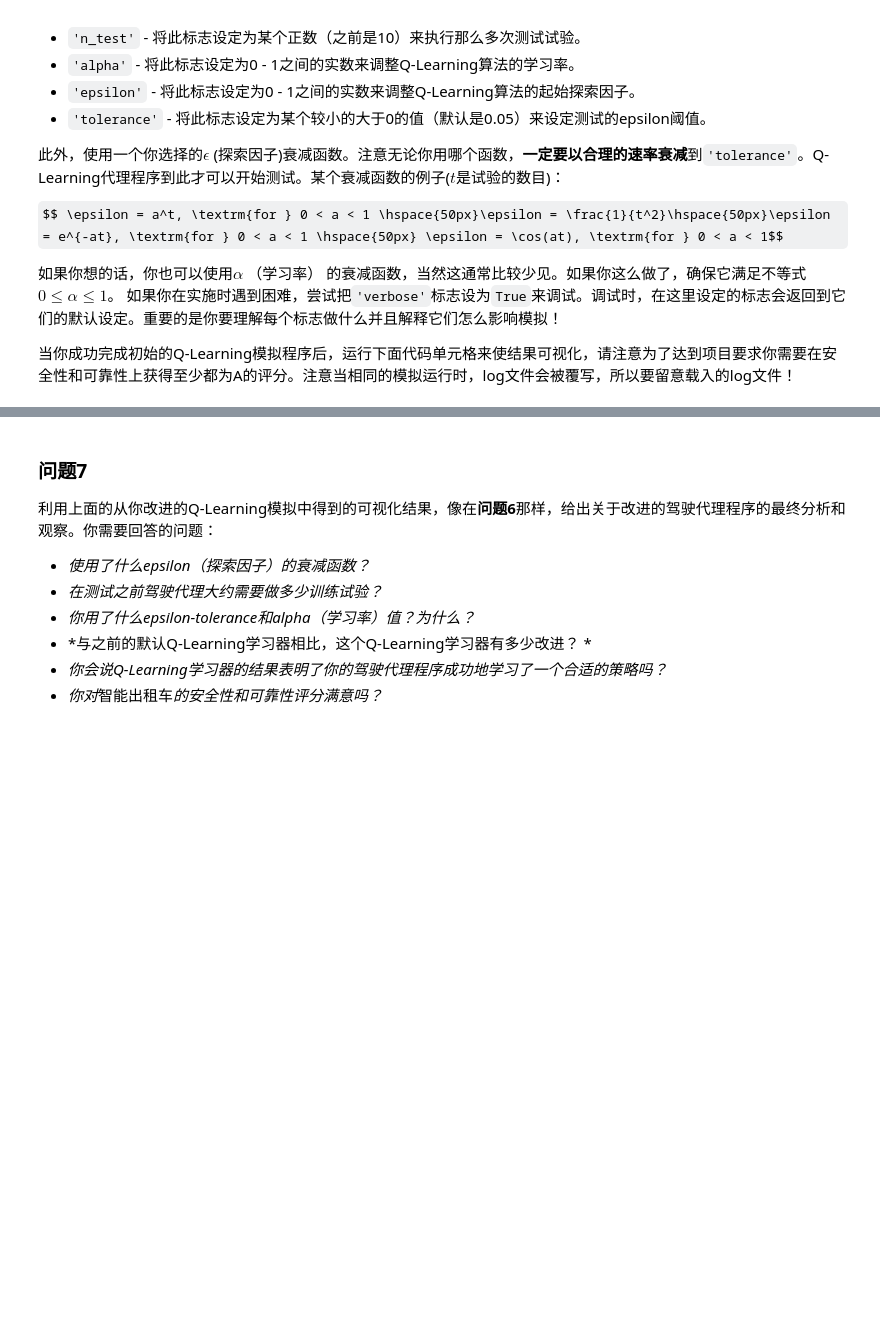
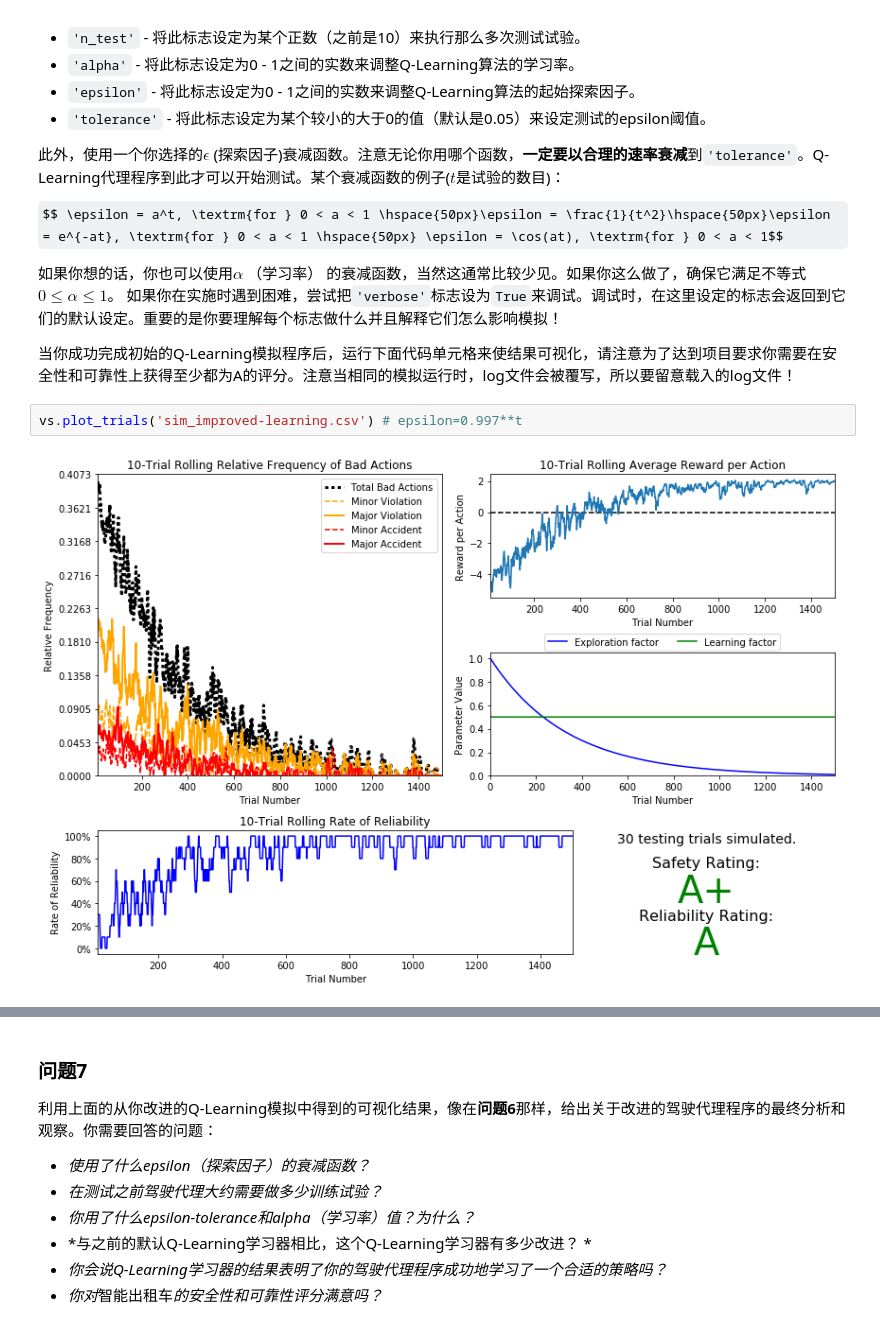
Before and after one commit to Lotus-LuoTong/smartcab, a Jupyter notebook: smartcab.ipynb, the cells around one changed output, grey strips where cells are left out. Cells and saved outputs as stored; diff of their text form; some formulas as TeX source; blank space fills up the shorter version.

```diff
--- a/smartcab.ipynb
+++ b/smartcab.ipynb
@@ -246,5 +253,9 @@ $$ \epsilon = a^t, \textrm{for } 0 < a < 1 \hspace{50px}\epsilon = \frac{1}{t^2}
 如果你在实施时遇到困难，尝试把`'verbose'`标志设为`True`来调试。调试时，在这里设定的标志会返回到它们的默认设定。重要的是你要理解每个标志做什么并且解释它们怎么影响模拟！
 
 当你成功完成初始的Q-Learning模拟程序后，运行下面代码单元格来使结果可视化，请注意为了达到项目要求你需要在安全性和可靠性上获得至少都为A的评分。注意当相同的模拟运行时，log文件会被覆写，所以要留意载入的log文件！
+# %%
+vs.plot_trials('sim_improved-learning.csv') # epsilon=0.997**t
+# %% [output]
+[figure, added]
 # %%
 # Load the 'sim_improved-learning' file from the improved Q-Learning simulation
```
Also changed, not shown: parts of 9 cells of this notebook, 5 other files.
